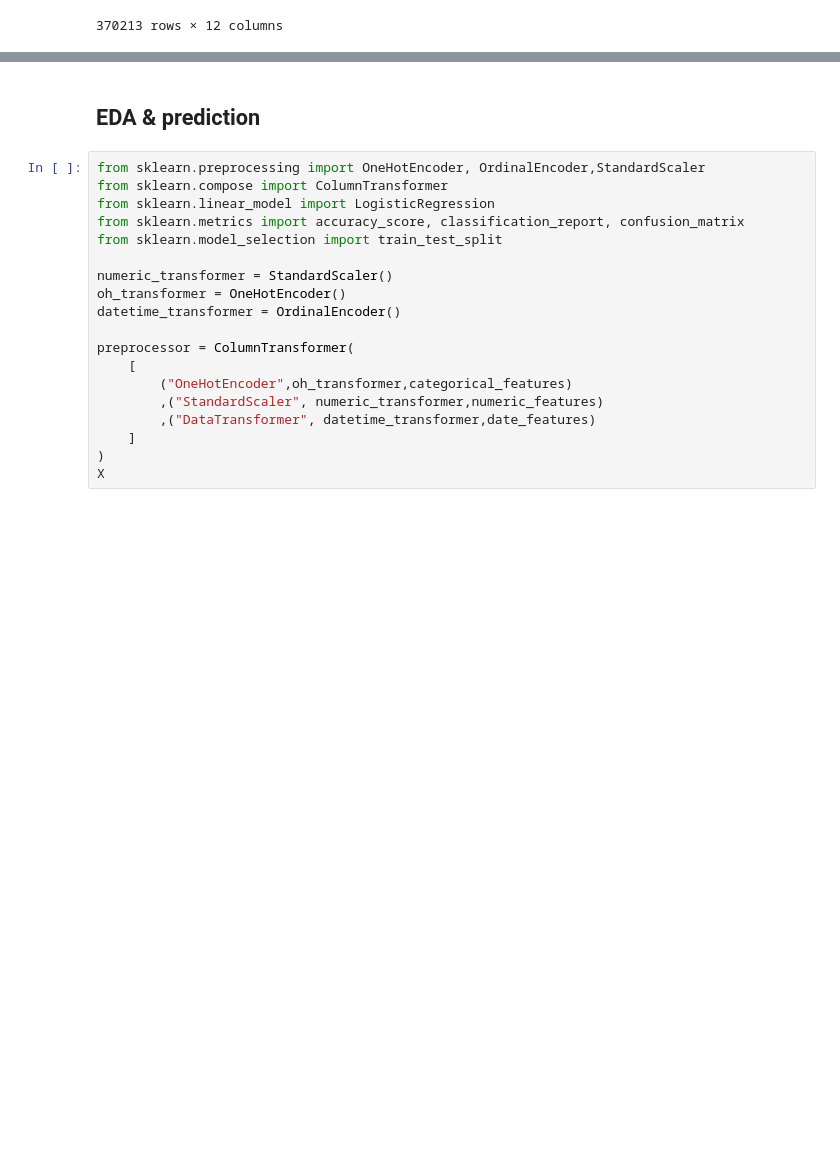
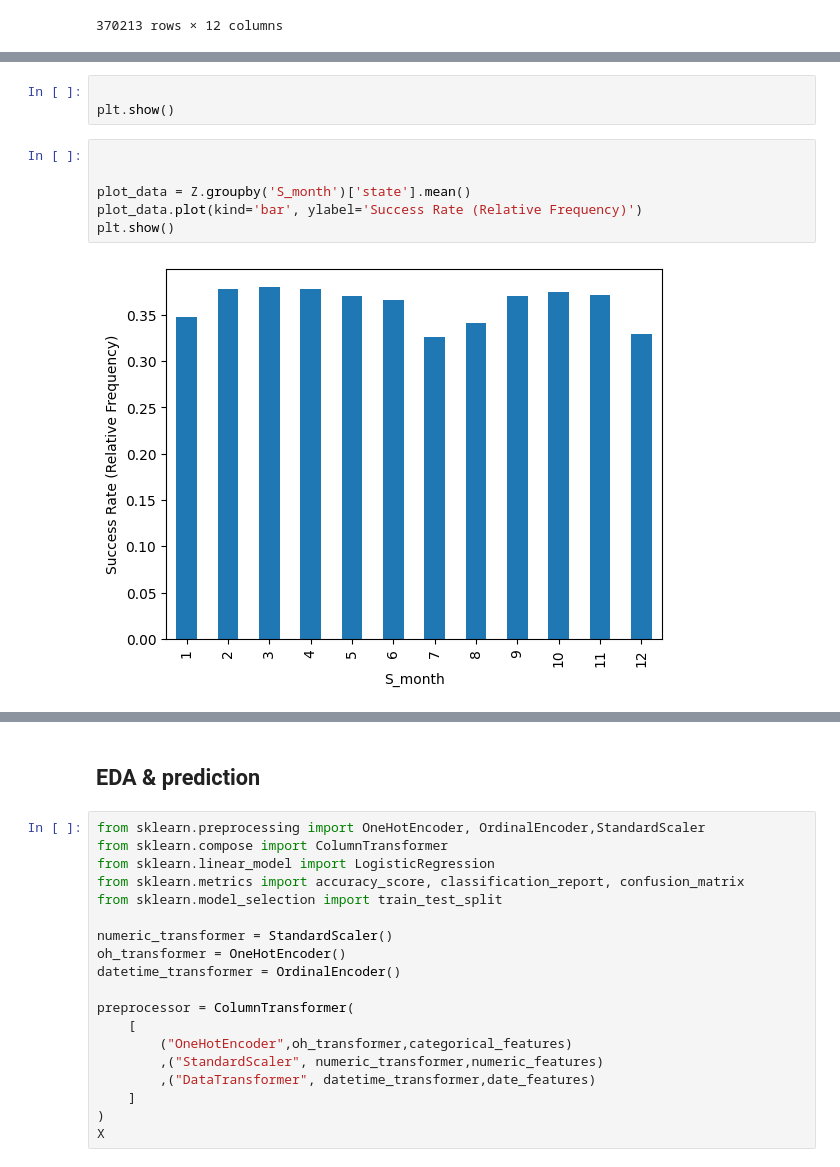
Before and after one commit to EmnaZayaniEsprit/ds-ml-project-template, a Jupyter notebook: EDA-and-modeling.ipynb, the cells around one changed output, grey strips where cells are left out. Saved outputs shown, nothing was run; the diff lists cells and outputs as text; blank space fills up the shorter version.

```diff
--- a/EDA-and-modeling.ipynb
+++ b/EDA-and-modeling.ipynb
@@ -275,0 +312,11 @@ X['year_month']= (X["launched"].dt.year.astype(int)*12 + X["launched"].dt.month.
+# %%
+
+plt.show()
+# %%
+
+
+plot_data = Z.groupby('S_month')['state'].mean()
+plot_data.plot(kind='bar', ylabel='Success Rate (Relative Frequency)')
+plt.show()
+# %% [output]
+[figure, added]
```
Also changed, not shown: parts of 13 cells of this notebook.
